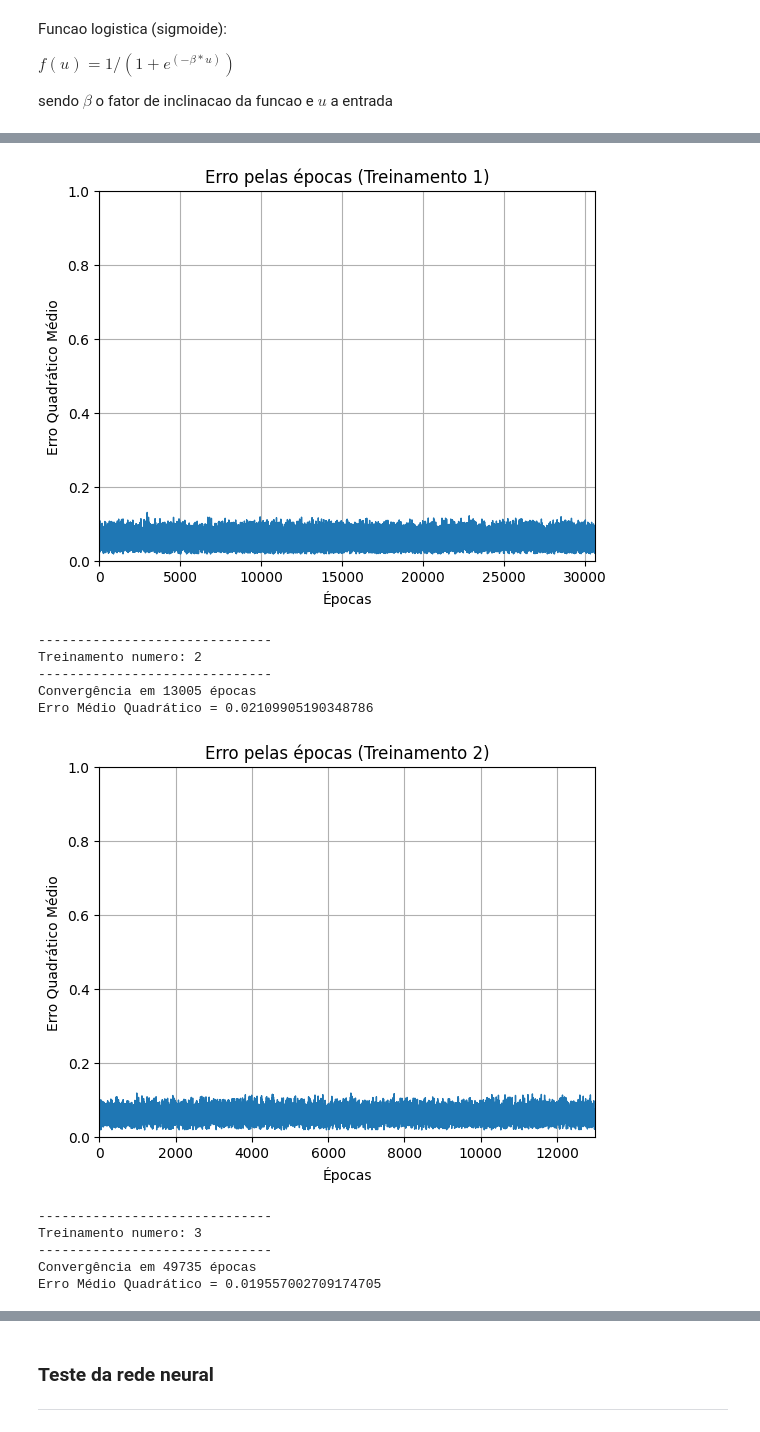
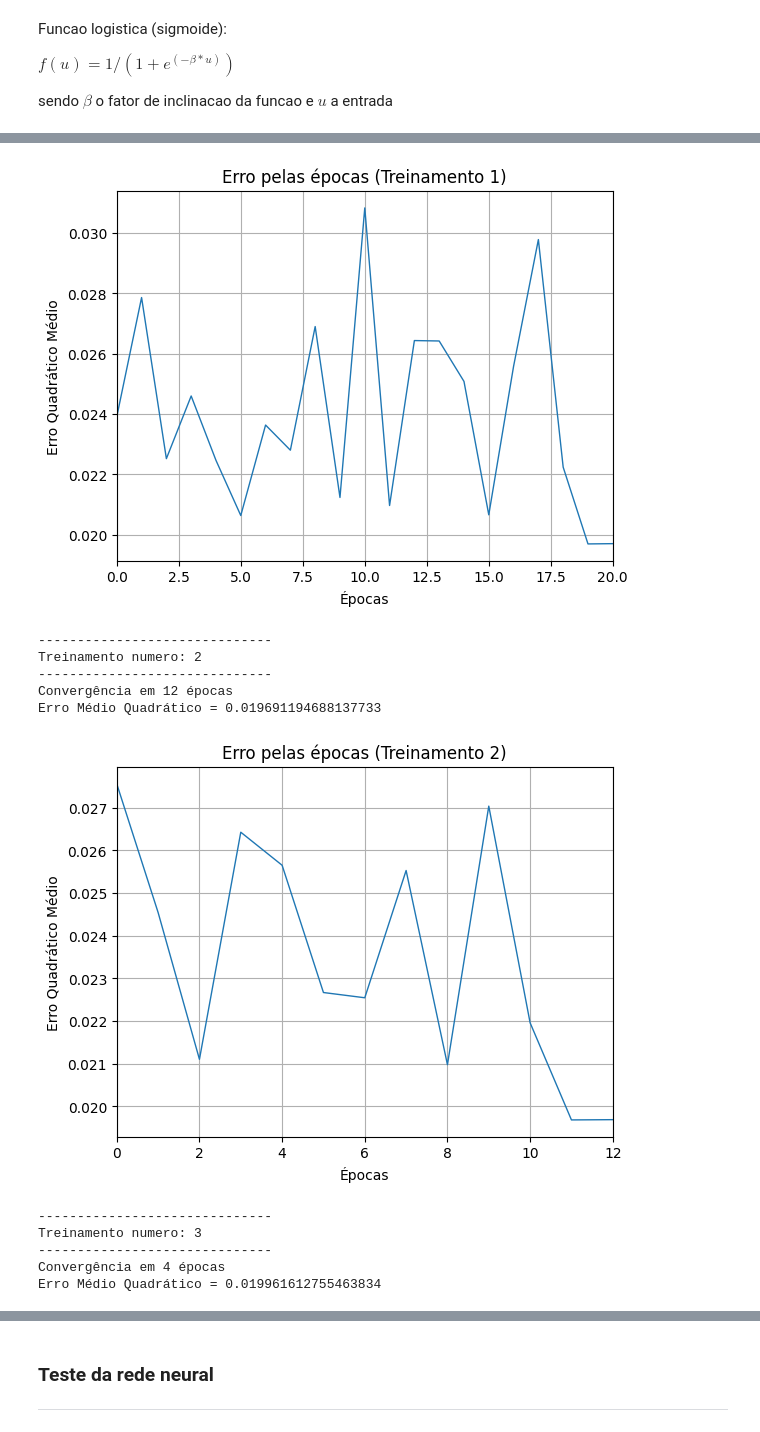
Before and after one commit to matthewz5/exercicios_praticos_RedesNeuraisArtificiais, a Jupyter notebook: Projeto_5.8_MLP/Projeto_1_5.8_MLP.ipynb, the cells around one changed output, grey strips where cells are left out. Saved outputs shown, nothing was run; the diff lists cells and outputs as text; code cells hidden in the pictures.

Commit message:
Versão final da fase de teste e treinamento

```diff
--- a/Projeto_5.8_MLP/Projeto_1_5.8_MLP.ipynb
+++ b/Projeto_5.8_MLP/Projeto_1_5.8_MLP.ipynb
@@ -126,14 +126,18 @@ plt.show()
 # %%
 # X -> dados de entrada
 # d -> saida desejada (alvo)
-# W_1 -> pesos sinapticos iniciais da camada 1
-# W_2 -> pesos sinapticos iniciais da camada 2
 # n -> taxa de aprendizado
-# MAX_EPOCA -> MAX_EPOCA
+# MAX_EPOCA -> quantidade maxima de epcas de treinamento
 # p -> precisao
 # beta -> inclinacao das funcoes
 
 def treinamento(X, d, n, MAX_EPOCA, p, beta):
+
+    # Lista de matrizes de pesos sinapticos iniciais e ajustados
+    lista_Wi_1 = []
+    lista_Wi_2 = []
+    lista_W_1_bp = []
+    lista_W_2_bp = []
 
     for n_treino in range(5):
 
@@ -165,6 +169,8 @@ def treinamento(X, d, n, MAX_EPOCA, p, beta):
             if epoca == 0:
                 Wi_1 = pd.DataFrame(W_1, columns=['w0', 'w1', 'w2'])
 
+                lista_Wi_1.append(W_1)
+
             # Entrada I_1 = X * W_1
             I_1 = X.dot(W_1.T)
 
@@ -180,6 +186,9 @@ def treinamento(X, d, n, MAX_EPOCA, p, beta):
             # Salva na tabela W_2
             if epoca == 0:
                 Wi_2 = pd.DataFrame(W_2, columns=['w0', 'w1', 'w2', 'w3', 'w4', 'w5', 'w6', 'w7', 'w8', 'w9'])
+
+                lista_Wi_2.append(W_2)
+
 
             # Entrada I_2 = I_1 * W_2 (do treino em questao)
             I_2 = (I_1).dot(W_2.T)
@@ -253,7 +262,9 @@ def treinamento(X, d, n, MAX_EPOCA, p, beta):
                 print(f'Convergência em {epoca} épocas')
                 print(f'Erro Médio Quadrático = {erro[epoca]}')
 
-
+                # Armazena as matrizes de pesos sinapticos ajustados na lista
+                lista_W_1_bp.append(W_1_bp)
+                lista_W_2_bp.append(W_2_bp)
 
                 # Grafico do erro
                 plt.figure()
@@ -263,11 +274,11 @@ def treinamento(X, d, n, MAX_EPOCA, p, beta):
                 plt.ylabel('Erro Quadrático Médio')
                 plt.xlabel('Épocas')
                 plt.xlim(0, epoca)
-                plt.ylim(0, 1)
+                # plt.ylim(0, 1)
                 plt.grid()
-                plt.savefig(f'EPC5_n_treino{n_treino + 1}.pdf', format='pdf')
+                plt.savefig(f'Fig/EPC5_n_treino{n_treino + 1}.pdf', format='pdf')
                 plt.show()
 
                 break
 
-    return
+    return lista_Wi_1, lista_Wi_2, lista_W_1_bp, lista_W_2_bp
@@ -284,5 +285,5 @@ print(Wf_2)
 # %%
-treinamento(X, d, n, MAX_EPOCA, p, 0.5)
+lista_Wi_1, lista_Wi_2, lista_W_1_bp, lista_W_2_bp = treinamento(X, d, n, MAX_EPOCA, p, 0.1)
 # %% [output]
 ------------------------------
 Treinamento numero: 1
@@ -292,12 +293,12 @@ Erro Médio Quadrático = 0.01992023496299413
-[figure, old version]
+[figure, new version]
 ------------------------------
 Treinamento numero: 2
 ------------------------------
-Convergência em 13005 épocas
-Erro Médio Quadrático = 0.02109905190348786
+Convergência em 12 épocas
+Erro Médio Quadrático = 0.019691194688137733
-[figure, old version]
+[figure, new version]
 ------------------------------
 Treinamento numero: 3
 ------------------------------
-Convergência em 49735 épocas
-Erro Médio Quadrático = 0.019557002709174705
+Convergência em 4 épocas
+Erro Médio Quadrático = 0.019961612755463834
```
Also changed, not shown: parts of 20 cells of this notebook, 11 other files.
